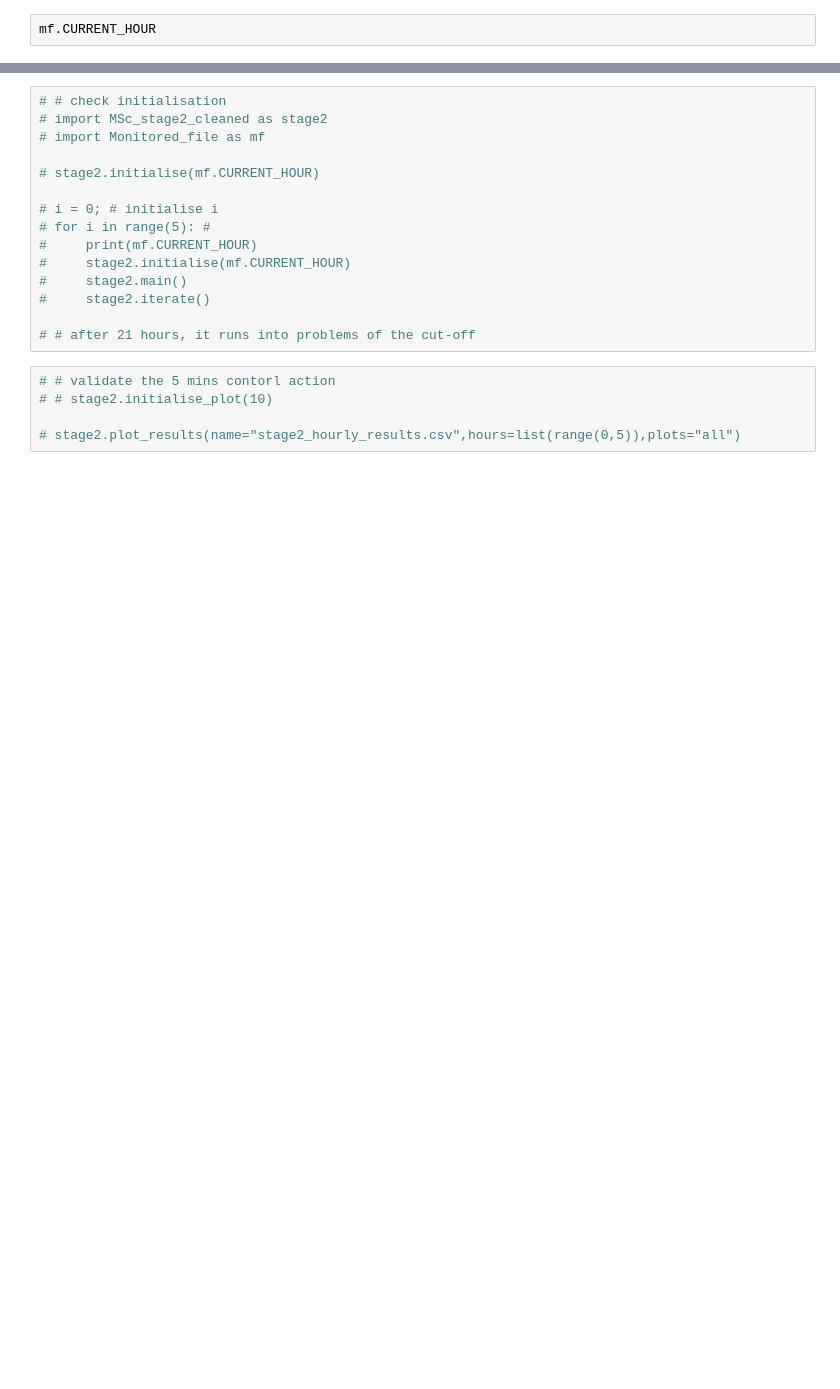
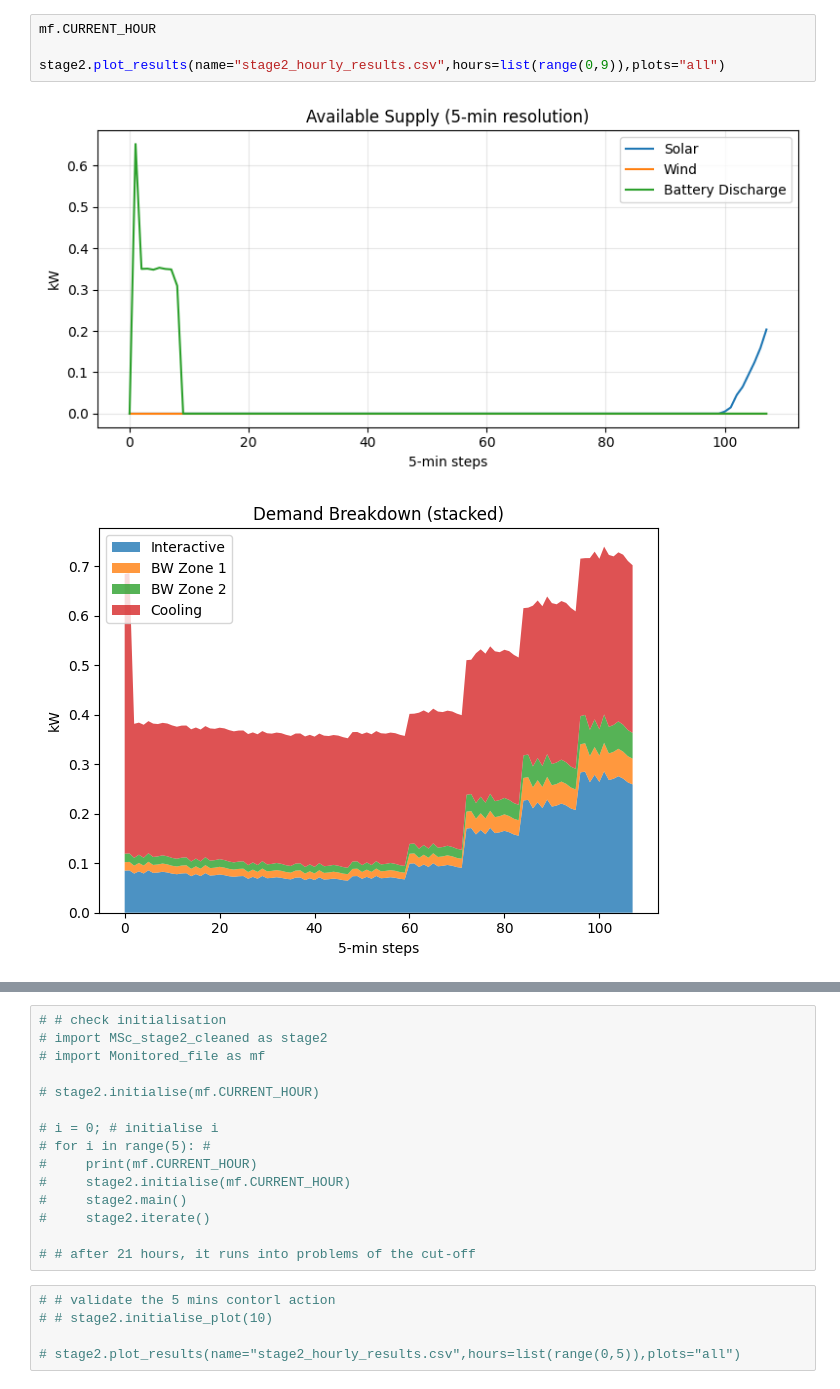
Before and after one commit to waritS4R4/RA_project, a Jupyter notebook: Batch_run.ipynb, the cells around one changed output, grey strips where cells are left out. Drawn from its saved outputs; the diff is of its cells as text; blank space fills up the shorter version.

```diff
--- a/Batch_run.ipynb
+++ b/Batch_run.ipynb
@@ -22,2 +203,7 @@ stage2.plot_results(name="stage2_hourly_results.csv",hours=list(range(0,5)),plot
 # %%
 mf.CURRENT_HOUR
+
+stage2.plot_results(name="stage2_hourly_results.csv",hours=list(range(0,9)),plots="all")
+# %% [output]
+[figure, added]
+[figure, added]
```
Also changed, not shown: parts of 4 cells of this notebook, 13 other files.
